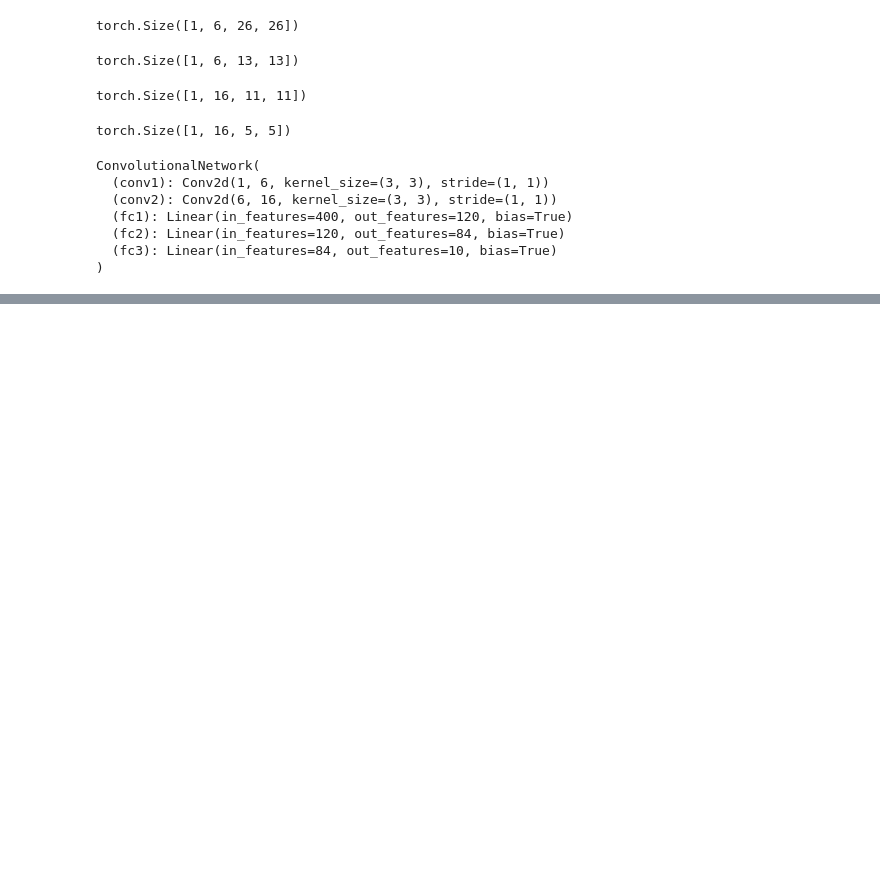
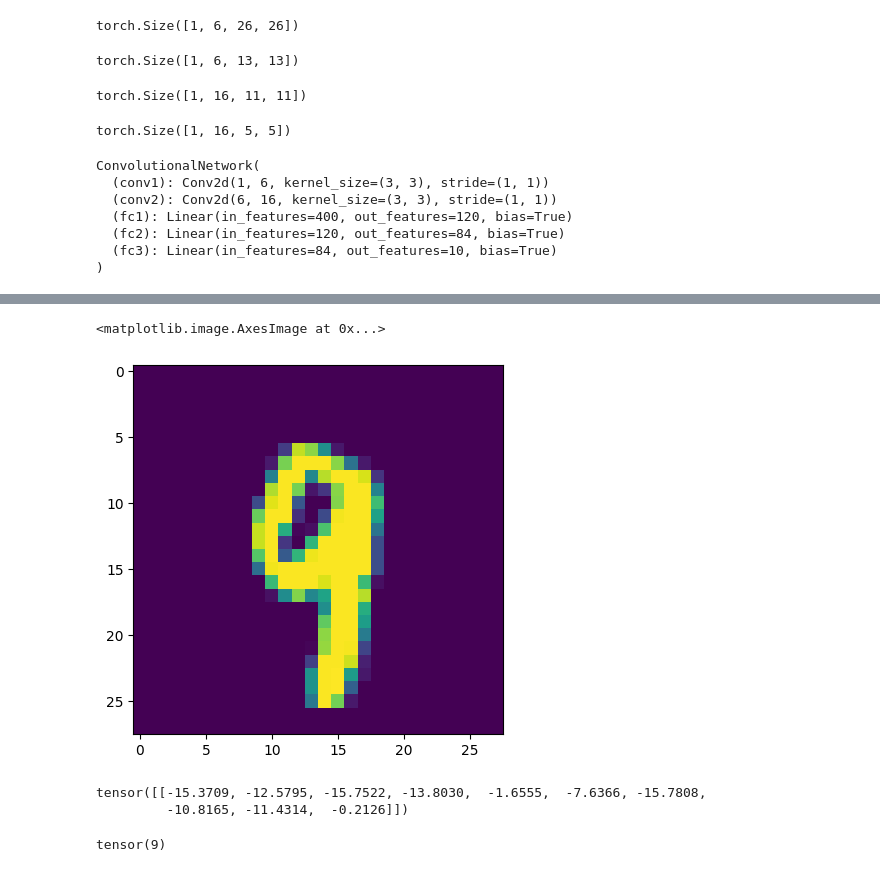
Before and after one commit to fsasanian/Pytorch-Tutorial, a Jupyter notebook: Intro_to_Colab.ipynb, the cells around one changed output, grey strips where cells are left out. Drawn from its saved outputs; the diff is of its cells as text; code cells hidden in the pictures; blank space fills up the shorter version.

```diff
--- a/Intro_to_Colab.ipynb
+++ b/Intro_to_Colab.ipynb
@@ -641,0 +735,5 @@ traning took: 0.7877001325289409 minutes!
+# %%
+plt.imshow(test_data[4143][0].reshape(28,28))
+# %% [output]
+<matplotlib.image.AxesImage at 0x...>
+[figure, added]
@@ -641,0 +745,9 @@ traning took: 0.7877001325289409 minutes!
+# %%
+new_prediction
+# %% [output]
+tensor([[-15.3709, -12.5795, -15.7522, -13.8030,  -1.6555,  -7.6366, -15.7808,
+         -10.8165, -11.4314,  -0.2126]])
+# %%
+new_prediction.argmax()
+# %% [output]
+tensor(9)
```
Also changed, not shown: parts of 11 cells of this notebook.
